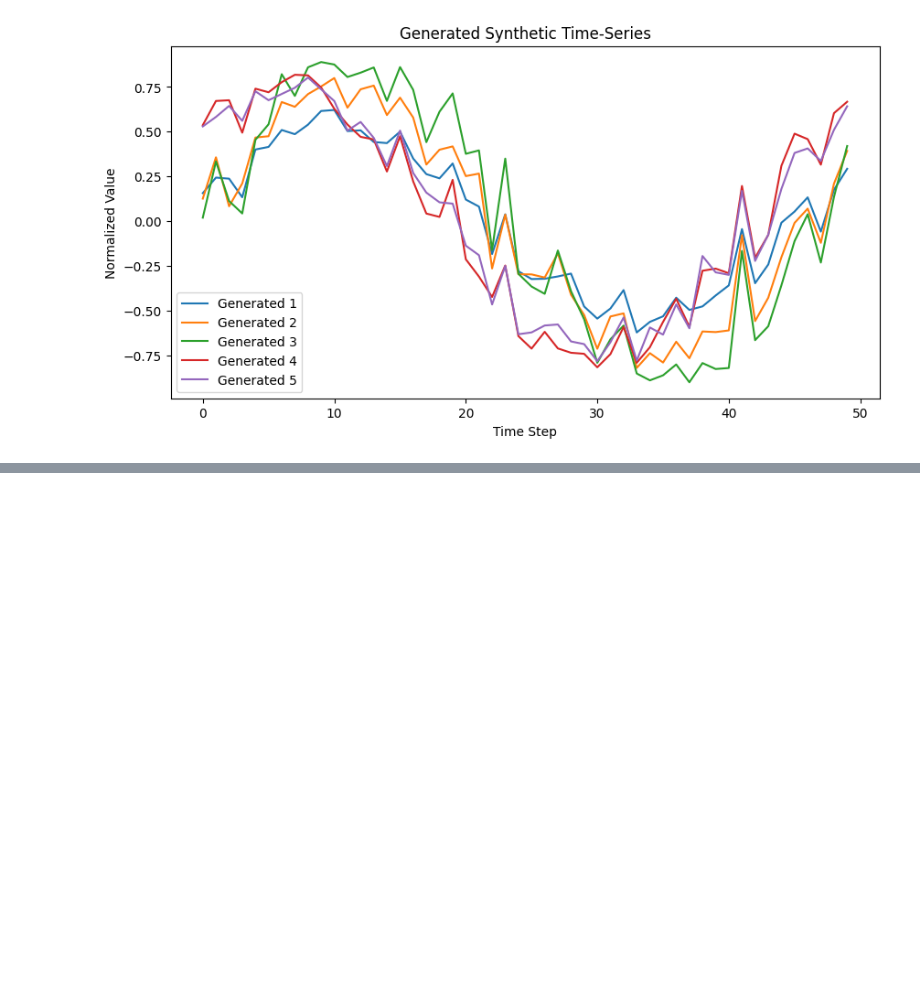
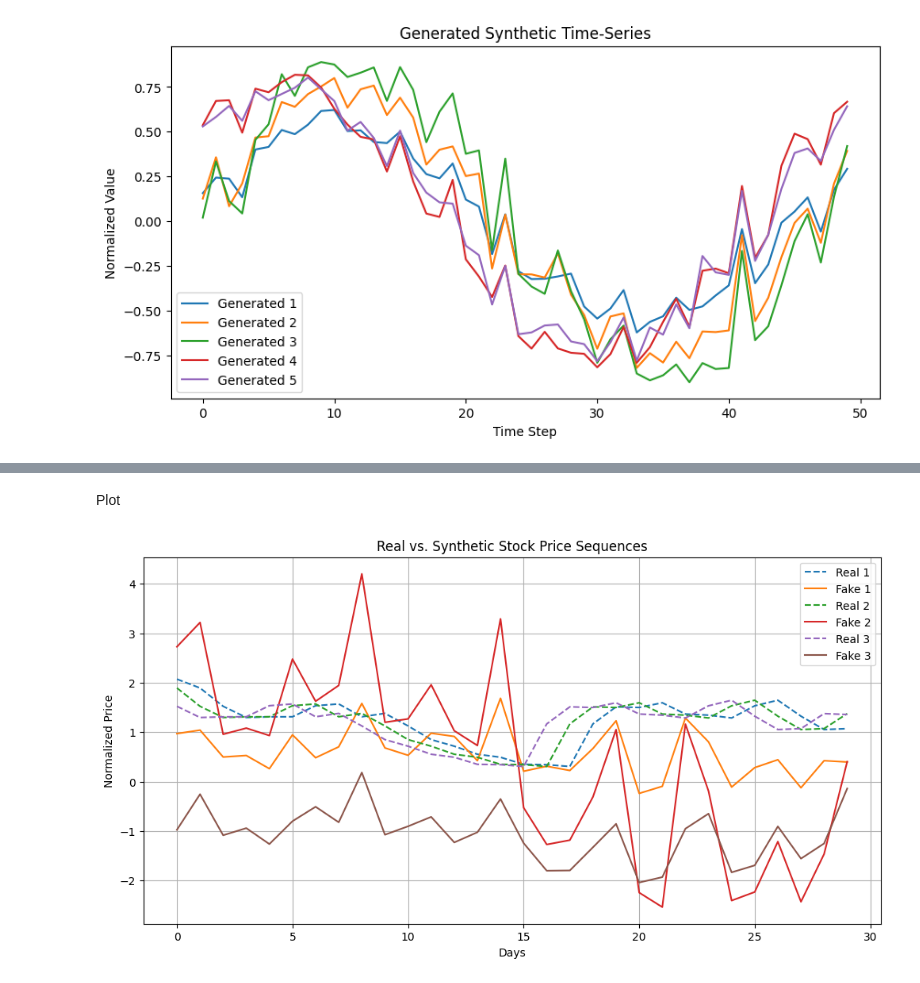
Before and after one commit to victorsobottka/bse-thesis-synthetic-data, a Jupyter notebook: GANs.ipynb, the cells around one changed output, grey strips where cells are left out. Saved outputs shown, nothing was run; the diff lists cells and outputs as text; code cells hidden in the pictures; blank space fills up the shorter version.

```diff
--- a/GANs.ipynb
+++ b/GANs.ipynb
@@ -138,0 +173,25 @@ plt.show()
+# %%
+class Generator(nn.Module):
+    def __init__(self, noise_dim, seq_len):
+        super().__init__()
+        self.net = nn.Sequential(
+            nn.Linear(noise_dim, 128),
+            nn.ReLU(),
+            nn.Linear(128, seq_len)
+        )
+
+    def forward(self, x):
+        return self.net(x)
+
+class Discriminator(nn.Module):
+    def __init__(self, seq_len):
+        super().__init__()
+        self.net = nn.Sequential(
+            nn.Linear(seq_len, 128),
+            nn.ReLU(),
+            nn.Linear(128, 1),
+            nn.Sigmoid()
+        )
+
+    def forward(self, x):
+        return self.net(x)
@@ -138,0 +261,21 @@ plt.show()
+# %% [markdown]
+Plot
+# %%
+# Generate synthetic sequences
+with torch.no_grad():
+    z = torch.randn(100, noise_dim).to(device)
+    synthetic_sequences = G(z).cpu().numpy()
+
+# Plot a few samples
+plt.figure(figsize=(12, 6))
+for i in range(3):
+    plt.plot(sequences[i], label=f"Real {i+1}", linestyle='dashed')
+    plt.plot(synthetic_sequences[i], label=f"Fake {i+1}")
+plt.legend()
+plt.title("Real vs. Synthetic Stock Price Sequences")
+plt.xlabel("Days")
+plt.ylabel("Normalized Price")
+plt.grid(True)
+plt.show()
+# %% [output]
+[figure, added]
```
Also changed, not shown: parts of 7 cells of this notebook.
